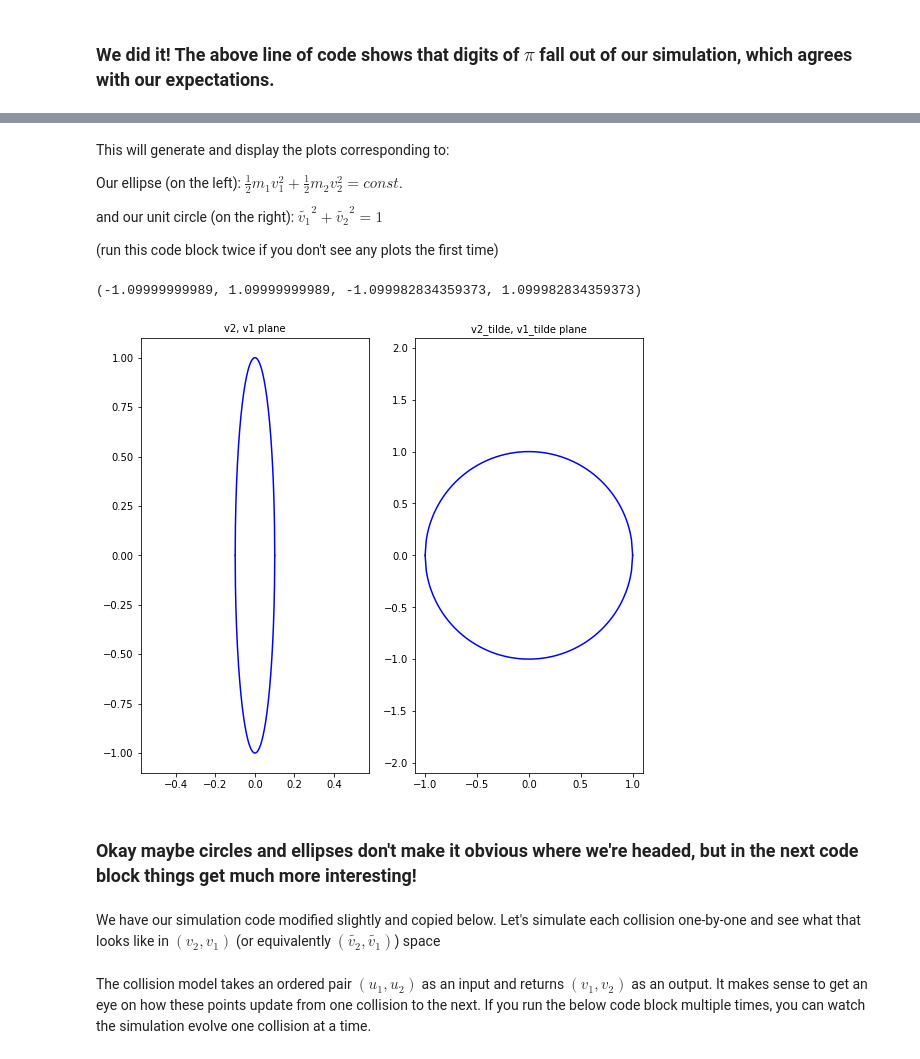
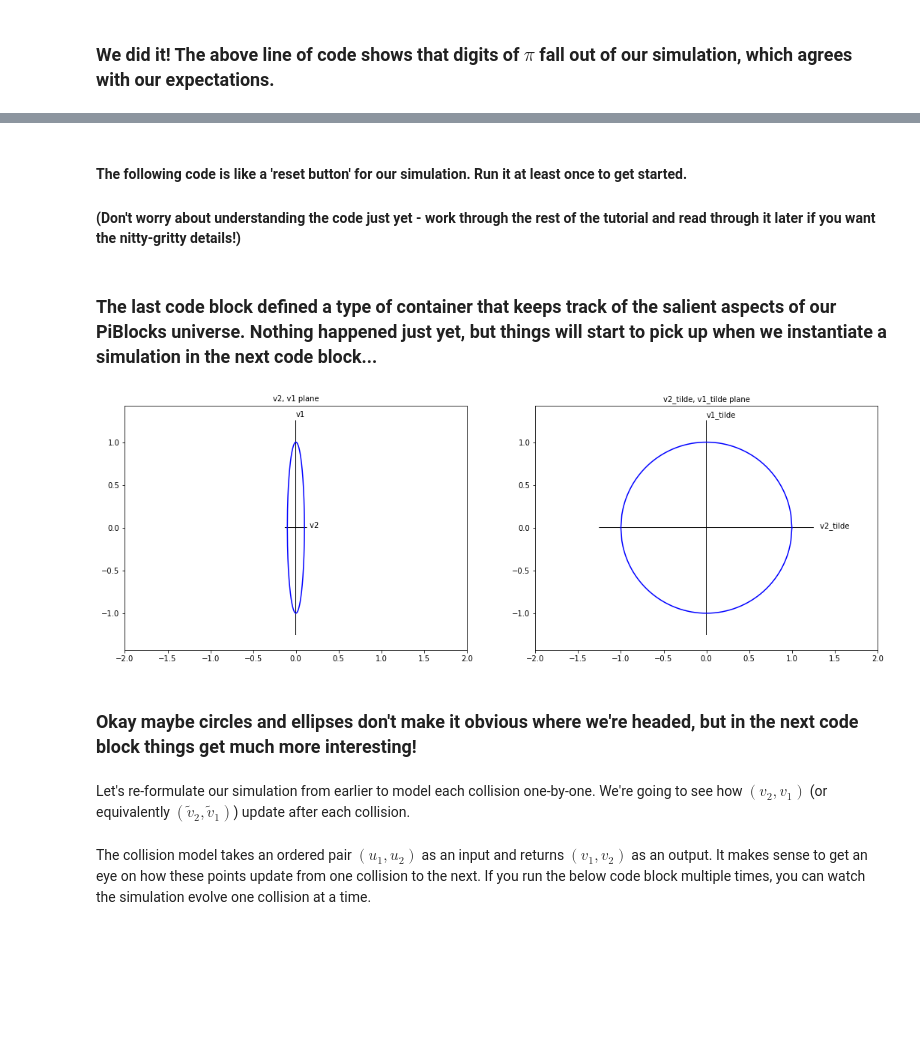
Before and after one commit to asa55/PiBlocks, a Jupyter notebook: index.ipynb, the cells around one changed output, grey strips where cells are left out. Drawn from its saved outputs; the diff is of its cells as text; code cells hidden in the pictures; blank space fills up the shorter version.

Commit message:
overhauled the notebook!
added a lot of plotting and data visualization capabilities in a simulation class

```diff
--- a/index.ipynb
+++ b/index.ipynb
@@ -79,60 +96,3 @@ This choice implies $\tilde{v_1}^2 + \tilde{v_2}^2 = 1$, which is the equation f
-# %% [markdown]
-This will generate and display the plots corresponding to:
-
-Our ellipse (on the left):
-$\frac{1}{2} m_1 v_1^2 + \frac{1}{2} m_2 v_2^2 = const.$
-
-and our unit circle (on the right):
-$\tilde{v_1}^2 + \tilde{v_2}^2 = 1$
-
-(run this code block twice if you don't see any plots the first time)
-# %%
-from numpy import sqrt, linspace
-import matplotlib.pyplot as plt
-
-collisions = 0 # resetting this prior to the next code block
-
-"""
-Let's re-define our variables from above. Run this code block one time.
-Any code below this block can be "reset" by running this line of code again.
-"""
-k = 2
-v1, v2, m1, m2 = 0, -1, 1, 100**(k-1)
-A = array([[(m1-m2),(2*m2)],[(2*m1),(m2-m1)]])/(m1+m2)
-B = array([[-1,0],[0,1]])
-
-"""
-The epsilon definition below is just a band-aid against a numeric error I was getting during plotting.
-The exact issue is that linspace almost negligibly spills outside of the bounds we define,
-but this ultimately leads to the innards of a sqrt() function to become slightly negative,
-which results in the emergence of complex numbers, which doesn't play nicely with the plot the way we intend to use it.
-Don't believe me? set epsilon=0 and k=2.
-This should plot a closed conic section but you'll see gaps near each side (and that python throws a warning message).
-"""
-epsilon = 10**(-10)
-
-"""
-The total kinetic energy of the system remains constant. This means K.E. = const., which we calculate on the next line of code.
-This equation implicitly defines an ellipse, which will be plotted (below on the left) when you run this code block.
-"""
-C = (1/2)*(m1)*(v1)**2 + (1/2)*(v2)**2
-v2_domain = sqrt(2*C/m2)*linspace(-1 + epsilon, 1 - epsilon, 180-1)
-fig, axs = plt.subplots(1, 2, figsize=(9, 8))
-axs[0].plot(v2_domain, sqrt(m2/m1)*sqrt(2*C/m2 - (v2_domain)**2), 'b', )
-axs[0].plot(v2_domain, -sqrt(m2/m1)*sqrt(2*C/m2 - (v2_domain)**2), 'b', )
-axs[0].set_title('v2, v1 plane', fontsize=10)
-axs[0].axis('equal')
-
-
-"""
-We'll define a new coordinate system that maps the ellipse to a unit circle.
-1 = (m1/(2*C))*v1**2 + (m2/(2C))*v2**2 = v1_tilde**2 + v2_tilde**2
-"""
-v2_tilde_domain = linspace(-1 + epsilon, 1 - epsilon, 180)
-axs[1].plot(v2_tilde_domain, sqrt(1 - (v2_tilde_domain)**2), 'b', )
-axs[1].plot(v2_tilde_domain, -sqrt(1 - (v2_tilde_domain)**2), 'b', )
-axs[1].set_title('v2_tilde, v1_tilde plane', fontsize=10)
-axs[1].axis('equal')
-# %% [output]
-(-1.09999999989, 1.09999999989, -1.099982834359373, 1.099982834359373)
-[figure, removed]
+# %% [markdown]
+#### The following code is like a 'reset button' for our simulation. Run it at least once to get started.
+#### (Don't worry about understanding the code just yet - work through the rest of the tutorial and read through it later if you want the nitty-gritty details!)
@@ -139,6 +260,14 @@ axs[1].axis('equal')
+# %% [markdown]
+### The last code block defined a type of container that keeps track of the salient aspects of our PiBlocks universe. Nothing happened just yet, but things will start to pick up when we instantiate a simulation in the next code block...
+# %%
+k = 2  # change k if you'd like
+
+sim = simulation(k)
+# %% [output]
+[figure, added]
 # %% [markdown]
 ### Okay maybe circles and ellipses don't make it obvious where we're headed, but in the next code block things get much more interesting!
-# %% [markdown]
-We have our simulation code modified slightly and copied below. Let's simulate each collision one-by-one and see what that looks like in $(v_2, v_1)$ (or equivalently $(\tilde{v_2}, \tilde{v_1})$) space
+# %% [markdown]
+Let's re-formulate our simulation from earlier to model each collision one-by-one. We're going to see how $(v_2, v_1)$ (or equivalently $(\tilde{v}_2, \tilde{v}_1)$) update after each collision.
 # %% [markdown]
 The collision model takes an ordered pair $(u_1, u_2)$ as an input and returns $(v_1, v_2)$ as an output. It makes sense to get an eye on how these points update from one collision to the next. If you run the below code block multiple times, you can watch the simulation evolve one collision at a time.
```
Also changed, not shown: parts of 36 cells of this notebook.
